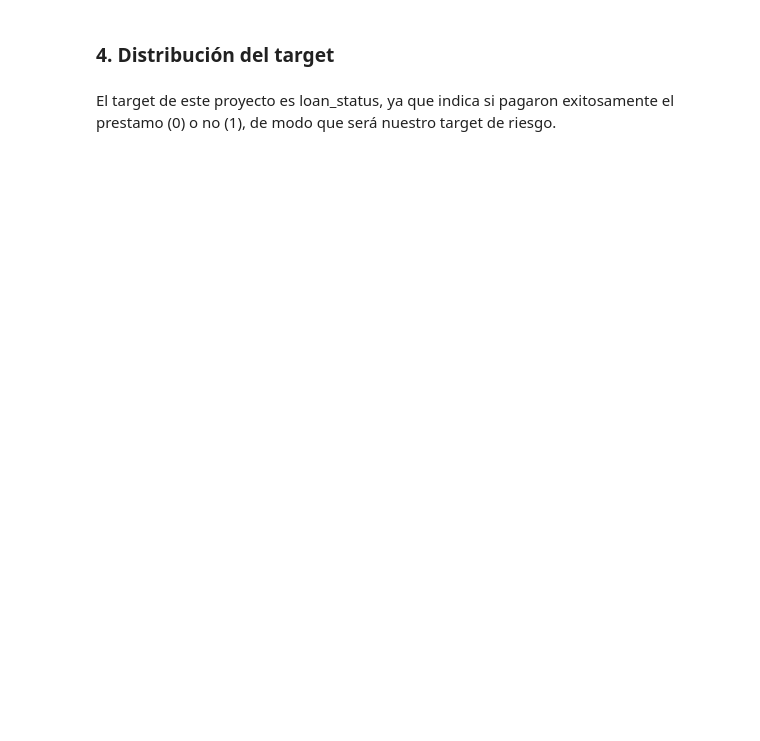
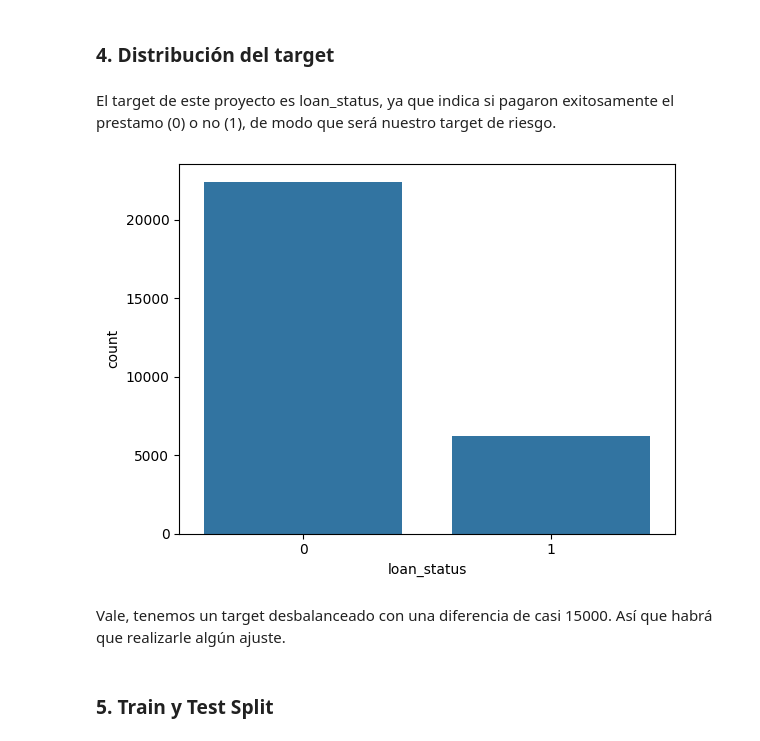
Before and after one commit to VictorMDSS/Machine_Learning_Project_Victor_Manuel_De_Sousa_Sanchez, a Jupyter notebook: clasificador_binario/credit_risk_clasification.ipynb, the cells around one changed output. Saved outputs shown, nothing was run; the diff lists cells and outputs as text; code cells hidden in the pictures; blank space fills up the shorter version.

```diff
--- a/clasificador_binario/credit_risk_clasification.ipynb
+++ b/clasificador_binario/credit_risk_clasification.ipynb
@@ -192,6 +192,16 @@ df_credit.head(10)
+# %%
+df_credit.drop("index", inplace= True, axis = 1)
 # %% [markdown]
 ### 4. Distribución del target
 # %% [markdown]
 El target de este proyecto es loan_status, ya que indica si pagaron exitosamente el prestamo (0) o no (1), de modo que será nuestro target de riesgo.
 # %%
 target = "loan_status"
+# %%
+sns.countplot(df_credit, x= target);
+# %% [output]
+[figure, added]
+# %% [markdown]
+Vale, tenemos un target desbalanceado con una diferencia de casi 15000. Así que habrá que realizarle algún ajuste.
+# %% [markdown]
+### 5. Train y Test Split
```
Also changed, not shown: parts of 13 cells of this notebook.
